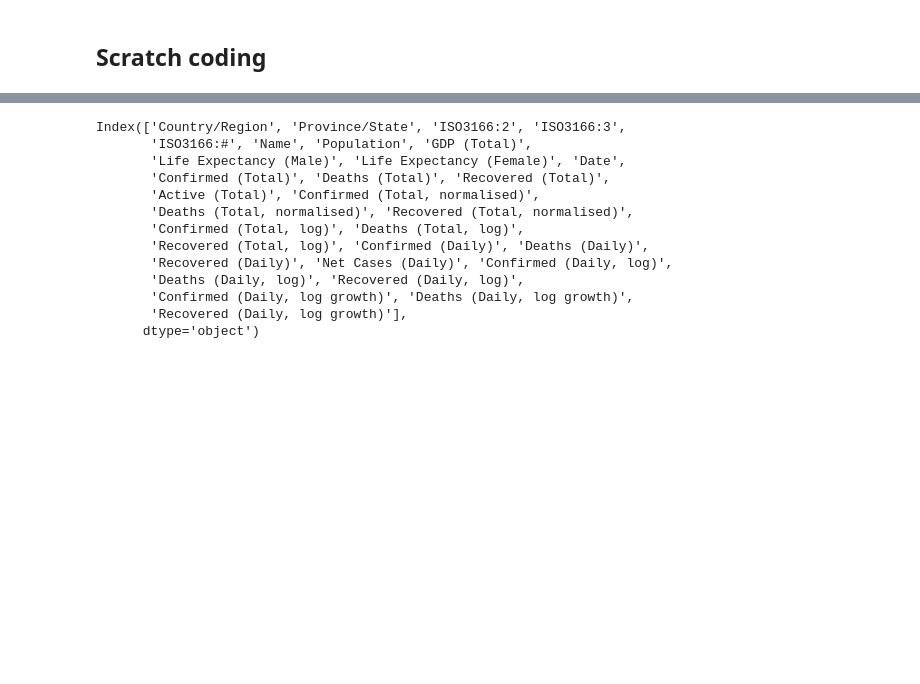
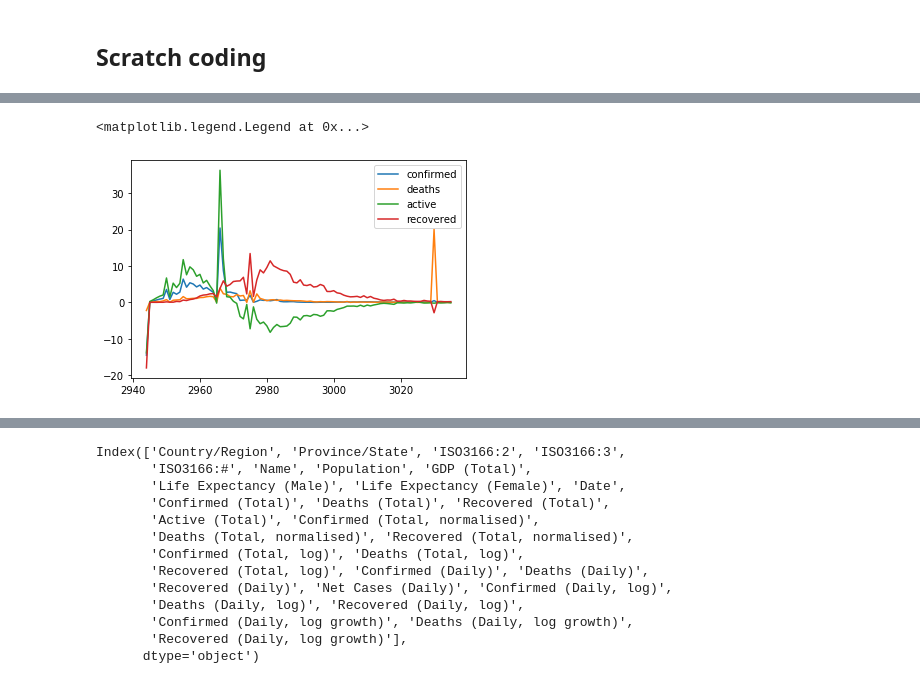
Before and after one commit to rckeely2/cv_dashboard, a Jupyter notebook: test_notebook.ipynb, the cells around one changed output, grey strips where cells are left out. Drawn from its saved outputs; the diff is of its cells as text; code cells hidden in the pictures; blank space fills up the shorter version.

Commit message:
added rolling mean and percentage

```diff
--- a/test_notebook.ipynb
+++ b/test_notebook.ipynb
@@ -345,0 +351,19 @@ Request URL [ https://api.worldbank.org/v2/country/all/indicator/SP.DYN.LE00.FE.
+# %%
+country = "China"
+cum = False
+
+typeStr = 'Daily'
+
+confirmed = full_df.loc[full_df['Name']==country, [f'Confirmed ({typeStr}, percent)']]
+deaths = full_df.loc[full_df['Name']==country, [f'Deaths ({typeStr}, percent)']]
+active = full_df.loc[full_df['Name']==country, [f'Active ({typeStr}, percent)']]
+recovered = full_df.loc[full_df['Name']==country, [f'Recovered ({typeStr}, percent)']]
+
+plt.plot(confirmed, label='confirmed')
+plt.plot(deaths, label='deaths')
+plt.plot(active, label='active')
+plt.plot(recovered, label='recovered')
+plt.legend()
+# %% [output]
+<matplotlib.legend.Legend at 0x...>
+[figure, added]
```
Also changed, not shown: parts of 11 cells of this notebook, 4 other files.
